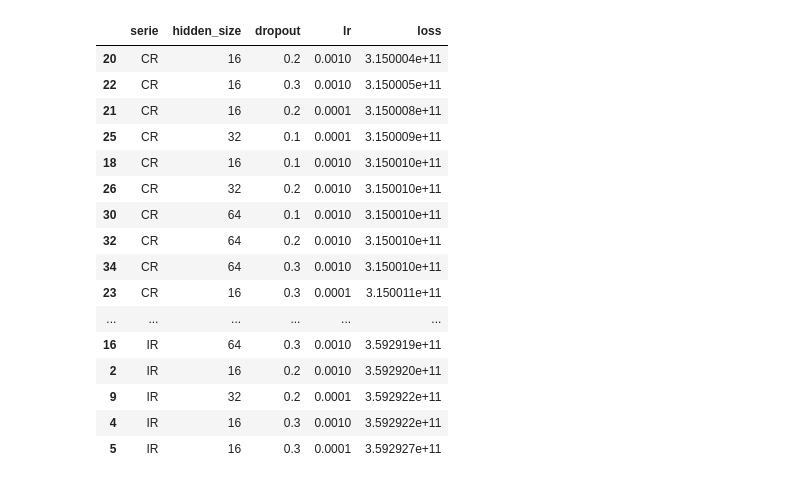
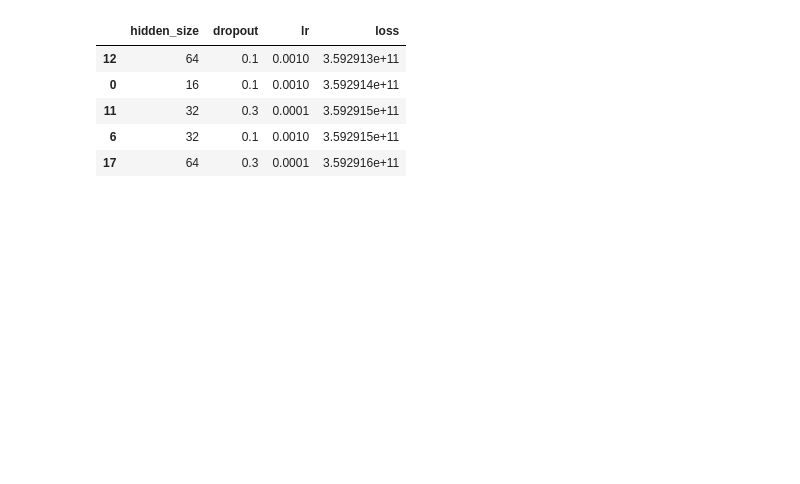
Before and after one commit to Diegoval-Dev/DC-Lab2, a Jupyter notebook: laboratorio2.ipynb, the cells around one changed output. Cells and saved outputs as stored; diff of their text form; code cells hidden in the pictures; blank space fills up the shorter version.

```diff
--- a/laboratorio2.ipynb
+++ b/laboratorio2.ipynb
@@ -226,48 +199,48 @@ plt.legend(); plt.show()
 # %%
-
 import pandas as pd
 
+# Parámetros a probar para IR
+hidden_sizes = [16, 32, 64]
+dropouts = [0.1, 0.2, 0.3]
+lrs = [1e-3, 1e-4]
+epochs_tune = 20
 
-hidden_sizes = [16, 32, 64]
-dropouts     = [0.1, 0.2, 0.3]
-lrs          = [1e-3, 1e-4]
-epochs_tune  = 20
+def tune_lstm_ir(hidden_size, dropout, lr):
+    """Función para hacer tuning específico para IR"""
+    model = LSTMModel(hidden_size=hidden_size, dropout=dropout).to(device)
+    opt = torch.optim.Adam(model.parameters(), lr=lr)
 
-def tune_lstm(X, y, hidden_size, dropout, lr):
-    tensor_X = torch.tensor(X, dtype=torch.float32).to(device)
-    tensor_y = torch.tensor(y, dtype=torch.float32).to(device)
-    loader   = DataLoader(TensorDataset(tensor_X, tensor_y),
-                          batch_size=batch_size, shuffle=True)
-    model = LSTMModel(hidden_size=hidden_size, dropout=dropout).to(device)
-    opt   = torch.optim.Adam(model.parameters(), lr=lr)
     model.train()
     for _ in range(epochs_tune):
-        for xb, yb in loader:
+        for xb, yb in loader_ir:
             opt.zero_grad()
             loss = criterion(model(xb), yb)
             loss.backward()
             opt.step()
+
+    # Evaluar en todo el conjunto
+    model.eval()
     with torch.no_grad():
-        preds = model(tensor_X)
-        final_loss = criterion(preds, tensor_y).item()
+        preds = model(tensor_X_ir)
+        final_loss = criterion(preds, tensor_y_ir).item()
     return final_loss
 
-results = []
-for name, X, y in [('IR', X_ir, y_ir), ('CR', X_cr, y_cr)]:
-    for hs in hidden_sizes:
-        for dp in dropouts:
-            for lr in lrs:
-                loss = tune_lstm(X, y, hs, dp, lr)
-                results.append({
-                    'serie': name,
-                    'hidden_size': hs,
-                    'dropout': dp,
-                    'lr': lr,
-                    'loss': loss
-                })
-                print(f"{name} | hs={hs}, dp={dp}, lr={lr} → loss={loss:.2e}")
+# Realizar tuning para IR
+print("Realizando hyperparameter tuning para IR...")
+results_ir = []
+for hs in hidden_sizes:
+    for dp in dropouts:
+        for lr in lrs:
+            loss = tune_lstm_ir(hs, dp, lr)
+            results_ir.append({
+                'hidden_size': hs,
+                'dropout': dp,
+                'lr': lr,
+                'loss': loss
+            })
+            print(f"IR | hs={hs}, dp={dp}, lr={lr} → loss={loss:.2e}")
 
-
-df_results = pd.DataFrame(results).sort_values(['serie','loss'])
-display(df_results)
+df_results_ir = pd.DataFrame(results_ir).sort_values('loss')
+print("\nMejores hiperparámetros para IR:")
+display(df_results_ir.head())
 # %% [output]
@@ -297,17 +268,6 @@ CR | hs=64, dp=0.3, lr=0.0001 → loss=3.15e+11
-|  | serie | hidden_size | dropout | lr | loss |
-| 20 | CR | 16 | 0.2 | 0.0010 | 3.150004e+11 |
-| 22 | CR | 16 | 0.3 | 0.0010 | 3.150005e+11 |
-| 21 | CR | 16 | 0.2 | 0.0001 | 3.150008e+11 |
-| 25 | CR | 32 | 0.1 | 0.0001 | 3.150009e+11 |
-| 18 | CR | 16 | 0.1 | 0.0010 | 3.150010e+11 |
-| 26 | CR | 32 | 0.2 | 0.0010 | 3.150010e+11 |
-| 30 | CR | 64 | 0.1 | 0.0010 | 3.150010e+11 |
-| 32 | CR | 64 | 0.2 | 0.0010 | 3.150010e+11 |
-| 34 | CR | 64 | 0.3 | 0.0010 | 3.150010e+11 |
-| 23 | CR | 16 | 0.3 | 0.0001 | 3.150011e+11 |
-| ... | ... | ... | ... | ... | ... |
-| 16 | IR | 64 | 0.3 | 0.0010 | 3.592919e+11 |
-| 2 | IR | 16 | 0.2 | 0.0010 | 3.592920e+11 |
-| 9 | IR | 32 | 0.2 | 0.0001 | 3.592922e+11 |
-| 4 | IR | 16 | 0.3 | 0.0010 | 3.592922e+11 |
-| 5 | IR | 16 | 0.3 | 0.0001 | 3.592927e+11 |
+|  | hidden_size | dropout | lr | loss |
+| 12 | 64 | 0.1 | 0.0010 | 3.592913e+11 |
+| 0 | 16 | 0.1 | 0.0010 | 3.592914e+11 |
+| 11 | 32 | 0.3 | 0.0001 | 3.592915e+11 |
+| 6 | 32 | 0.1 | 0.0010 | 3.592915e+11 |
+| 17 | 64 | 0.3 | 0.0001 | 3.592916e+11 |
```
Also changed, not shown: parts of 28 cells of this notebook.
